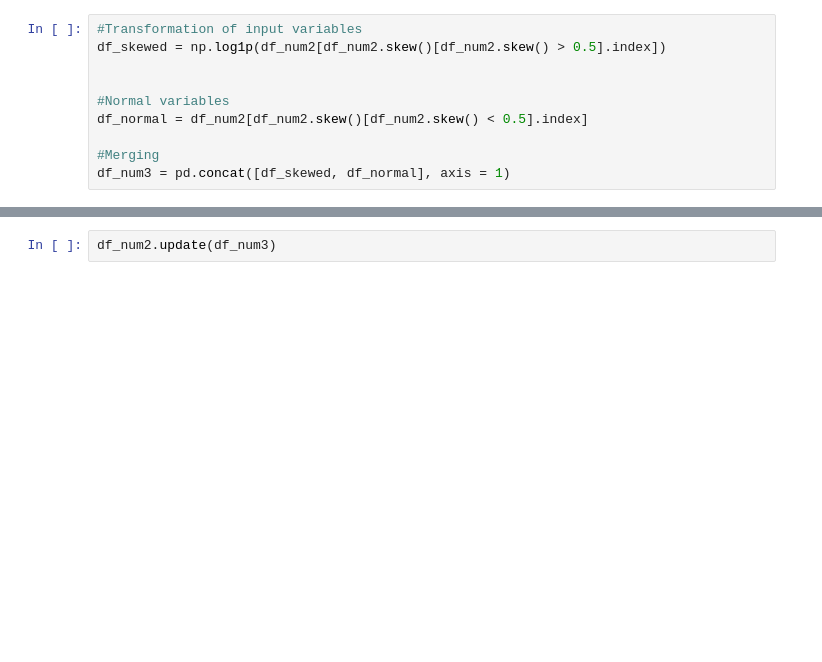
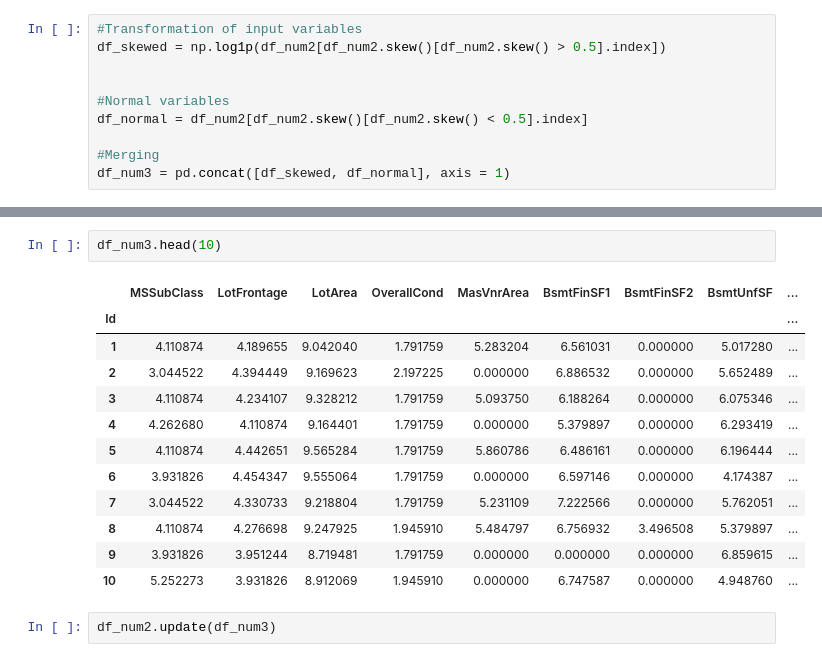
Before and after one commit to jimmy-jing/housing_ml, a Jupyter notebook: re_model_build.ipynb, the cells around one changed output, grey strips where cells are left out. Drawn from its saved outputs; the diff is of its cells as text; blank space fills up the shorter version.

```diff
--- a/re_model_build.ipynb
+++ b/re_model_build.ipynb
@@ -309,3 +324,18 @@ df_num3 = pd.concat([df_skewed, df_normal], axis = 1)
+# %%
+df_num3.head(10)
+# %% [output]
+|  | MSSubClass | LotFrontage | LotArea | OverallCond | MasVnrArea | BsmtFinSF1 | BsmtFinSF2 | BsmtUnfSF | ... |
+| Id |  |  |  |  |  |  |  |  | ... |
+| 1 | 4.110874 | 4.189655 | 9.042040 | 1.791759 | 5.283204 | 6.561031 | 0.000000 | 5.017280 | ... |
+| 2 | 3.044522 | 4.394449 | 9.169623 | 2.197225 | 0.000000 | 6.886532 | 0.000000 | 5.652489 | ... |
+| 3 | 4.110874 | 4.234107 | 9.328212 | 1.791759 | 5.093750 | 6.188264 | 0.000000 | 6.075346 | ... |
+| 4 | 4.262680 | 4.110874 | 9.164401 | 1.791759 | 0.000000 | 5.379897 | 0.000000 | 6.293419 | ... |
+| 5 | 4.110874 | 4.442651 | 9.565284 | 1.791759 | 5.860786 | 6.486161 | 0.000000 | 6.196444 | ... |
+| 6 | 3.931826 | 4.454347 | 9.555064 | 1.791759 | 0.000000 | 6.597146 | 0.000000 | 4.174387 | ... |
+| 7 | 3.044522 | 4.330733 | 9.218804 | 1.791759 | 5.231109 | 7.222566 | 0.000000 | 5.762051 | ... |
+| 8 | 4.110874 | 4.276698 | 9.247925 | 1.945910 | 5.484797 | 6.756932 | 3.496508 | 5.379897 | ... |
+| 9 | 3.931826 | 3.951244 | 8.719481 | 1.791759 | 0.000000 | 0.000000 | 0.000000 | 6.859615 | ... |
+| 10 | 5.252273 | 3.931826 | 8.912069 | 1.945910 | 0.000000 | 6.747587 | 0.000000 | 4.948760 | ... |
 # %%
 df_num2.update(df_num3)
 # %% [output]
```
Also changed, not shown: parts of 39 cells of this notebook.
